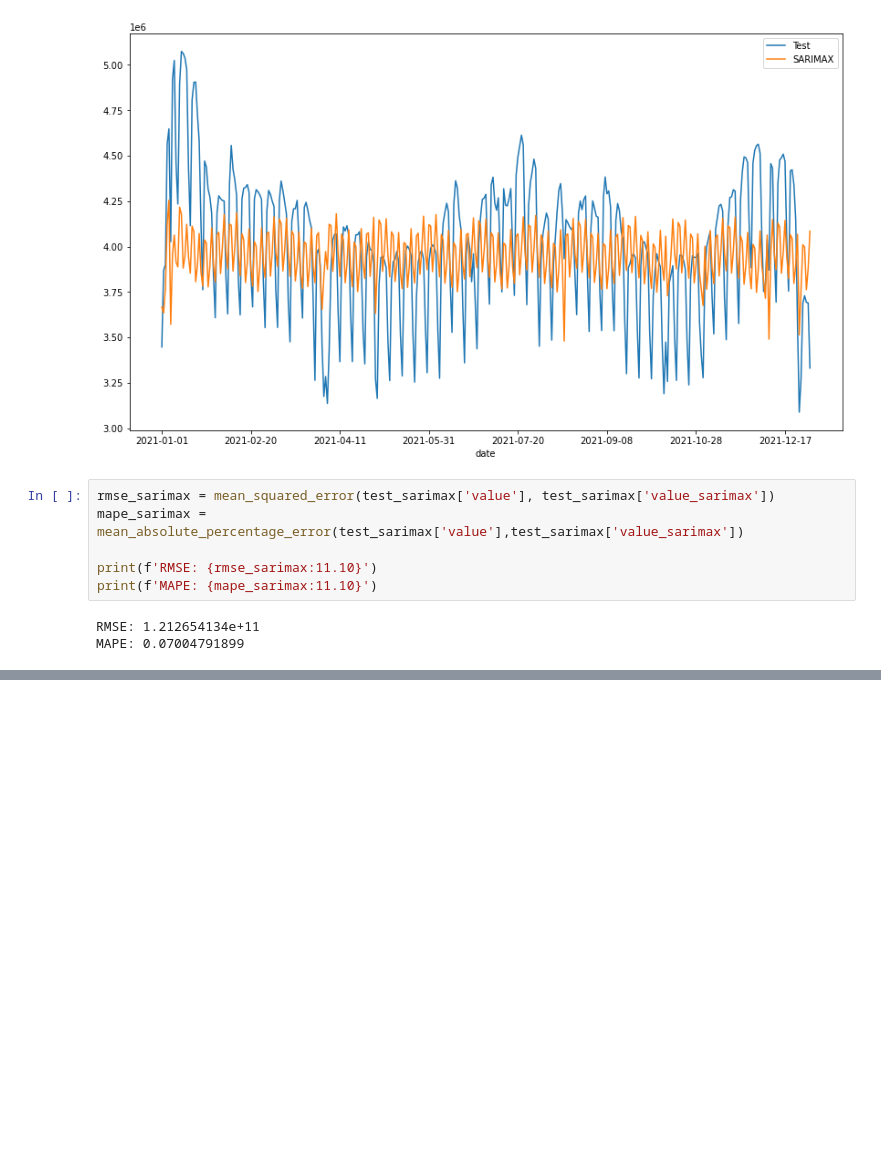
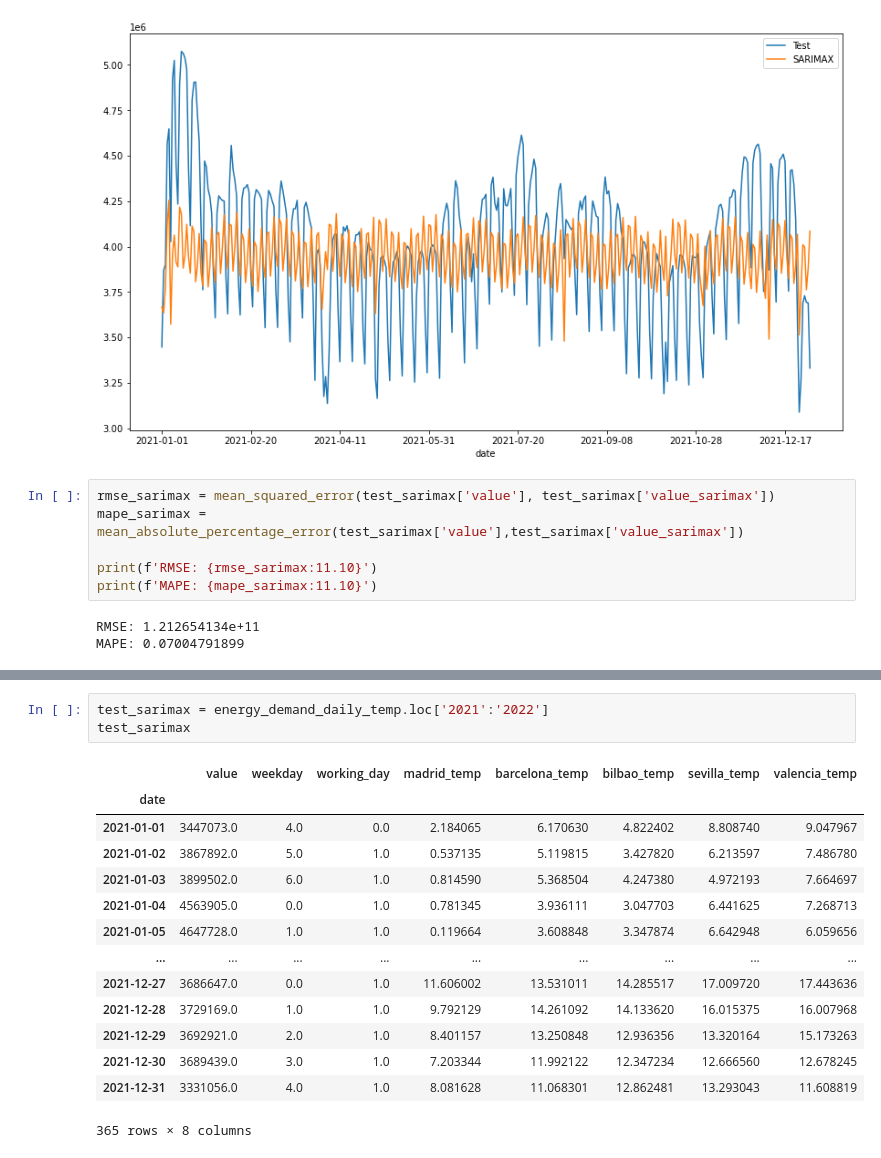
Before and after one commit to BernardoJoseLlamasVerna/tfm_data_science, a Jupyter notebook: Demanda_Electrica/SARIMAX_TEST.ipynb, the cells around one changed output, grey strips where cells are left out. Drawn from its saved outputs; the diff is of its cells as text; blank space fills up the shorter version.

```diff
--- a/Demanda_Electrica/SARIMAX_TEST.ipynb
+++ b/Demanda_Electrica/SARIMAX_TEST.ipynb
@@ -356,0 +556,18 @@ MAPE: 0.07004791899
+# %%
+test_sarimax = energy_demand_daily_temp.loc['2021':'2022']
+test_sarimax
+# %% [output]
+|  | value | weekday | working_day | madrid_temp | barcelona_temp | bilbao_temp | sevilla_temp | valencia_temp |
+| date |  |  |  |  |  |  |  |  |
+| 2021-01-01 | 3447073.0 | 4.0 | 0.0 | 2.184065 | 6.170630 | 4.822402 | 8.808740 | 9.047967 |
+| 2021-01-02 | 3867892.0 | 5.0 | 1.0 | 0.537135 | 5.119815 | 3.427820 | 6.213597 | 7.486780 |
+| 2021-01-03 | 3899502.0 | 6.0 | 1.0 | 0.814590 | 5.368504 | 4.247380 | 4.972193 | 7.664697 |
+| 2021-01-04 | 4563905.0 | 0.0 | 1.0 | 0.781345 | 3.936111 | 3.047703 | 6.441625 | 7.268713 |
+| 2021-01-05 | 4647728.0 | 1.0 | 1.0 | 0.119664 | 3.608848 | 3.347874 | 6.642948 | 6.059656 |
+| ... | ... | ... | ... | ... | ... | ... | ... | ... |
+| 2021-12-27 | 3686647.0 | 0.0 | 1.0 | 11.606002 | 13.531011 | 14.285517 | 17.009720 | 17.443636 |
+| 2021-12-28 | 3729169.0 | 1.0 | 1.0 | 9.792129 | 14.261092 | 14.133620 | 16.015375 | 16.007968 |
+| 2021-12-29 | 3692921.0 | 2.0 | 1.0 | 8.401157 | 13.250848 | 12.936356 | 13.320164 | 15.173263 |
+| 2021-12-30 | 3689439.0 | 3.0 | 1.0 | 7.203344 | 11.992122 | 12.347234 | 12.666560 | 12.678245 |
+| 2021-12-31 | 3331056.0 | 4.0 | 1.0 | 8.081628 | 11.068301 | 12.862481 | 13.293043 | 11.608819 |
+365 rows × 8 columns
```
Also changed, not shown: parts of 28 cells of this notebook, 5 other files.
